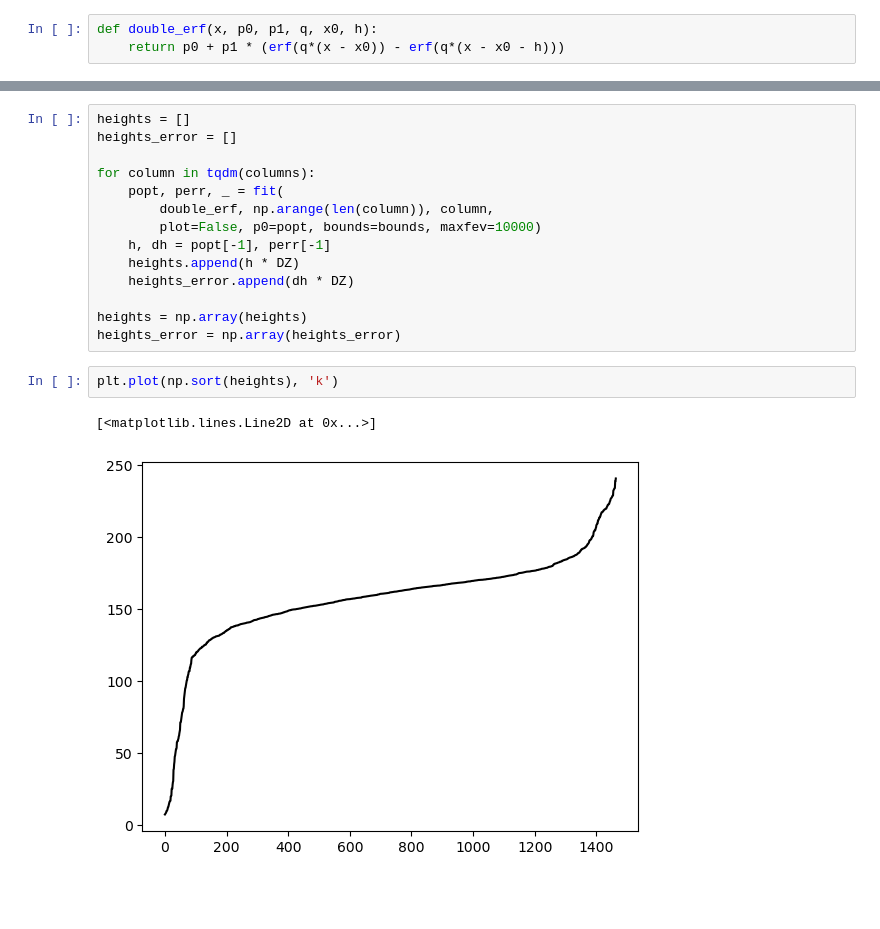
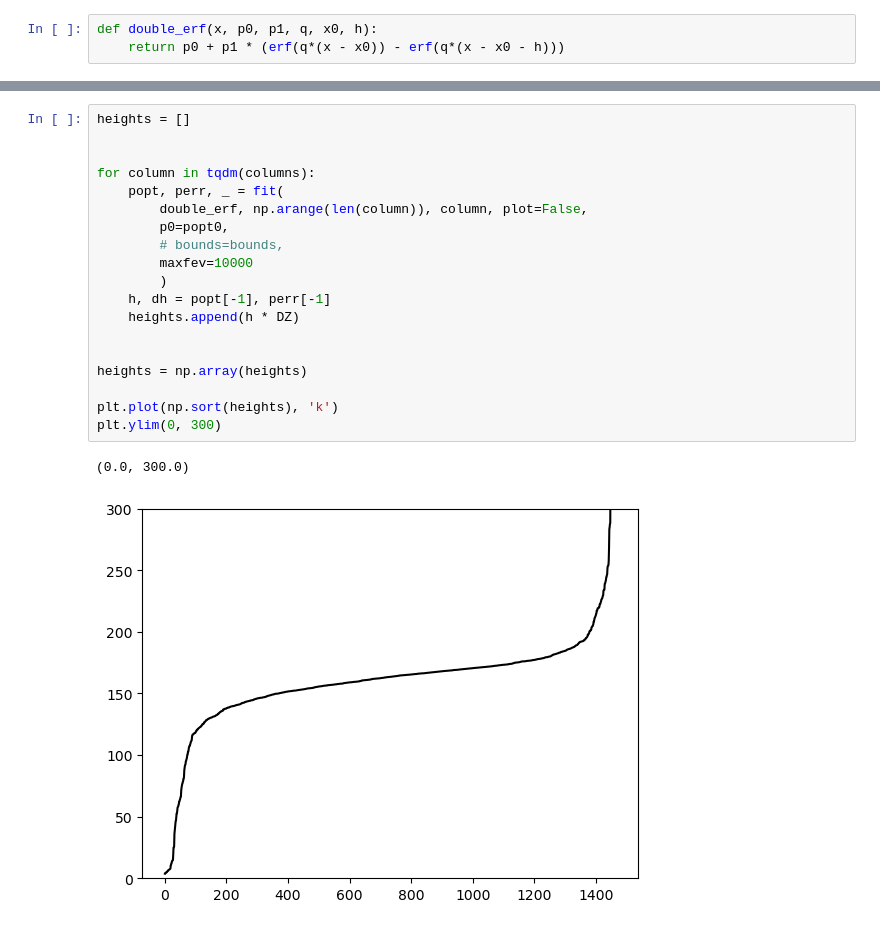
Before and after one commit to c-sooyoung/lemon-sandbox, a Jupyter notebook: 260721-atomic-column-thickness/260721.ipynb, the cells around one changed output, grey strips where cells are left out. Saved outputs shown, nothing was run; the diff lists cells and outputs as text; blank space fills up the shorter version.

```diff
--- a/260721-atomic-column-thickness/260721.ipynb
+++ b/260721-atomic-column-thickness/260721.ipynb
@@ -131,19 +142,22 @@ for i in [700]:
 # %%
 heights = []
-heights_error = []
+
 
 for column in tqdm(columns):
     popt, perr, _ = fit(
-        double_erf, np.arange(len(column)), column,
-        plot=False, p0=popt, bounds=bounds, maxfev=10000)
+        double_erf, np.arange(len(column)), column, plot=False,
+        p0=popt0,
+        # bounds=bounds,
+        maxfev=10000
+        )
     h, dh = popt[-1], perr[-1]
     heights.append(h * DZ)
-    heights_error.append(dh * DZ)
+
 
 heights = np.array(heights)
-heights_error = np.array(heights_error)
+
+plt.plot(np.sort(heights), 'k')
+plt.ylim(0, 300)
+# %% [output]
+(0.0, 300.0)
+[figure, added]
-# %%
-plt.plot(np.sort(heights), 'k')
-# %% [output]
-[<matplotlib.lines.Line2D at 0x...>]
-[figure, removed]
```
Also changed, not shown: parts of 10 cells of this notebook.
